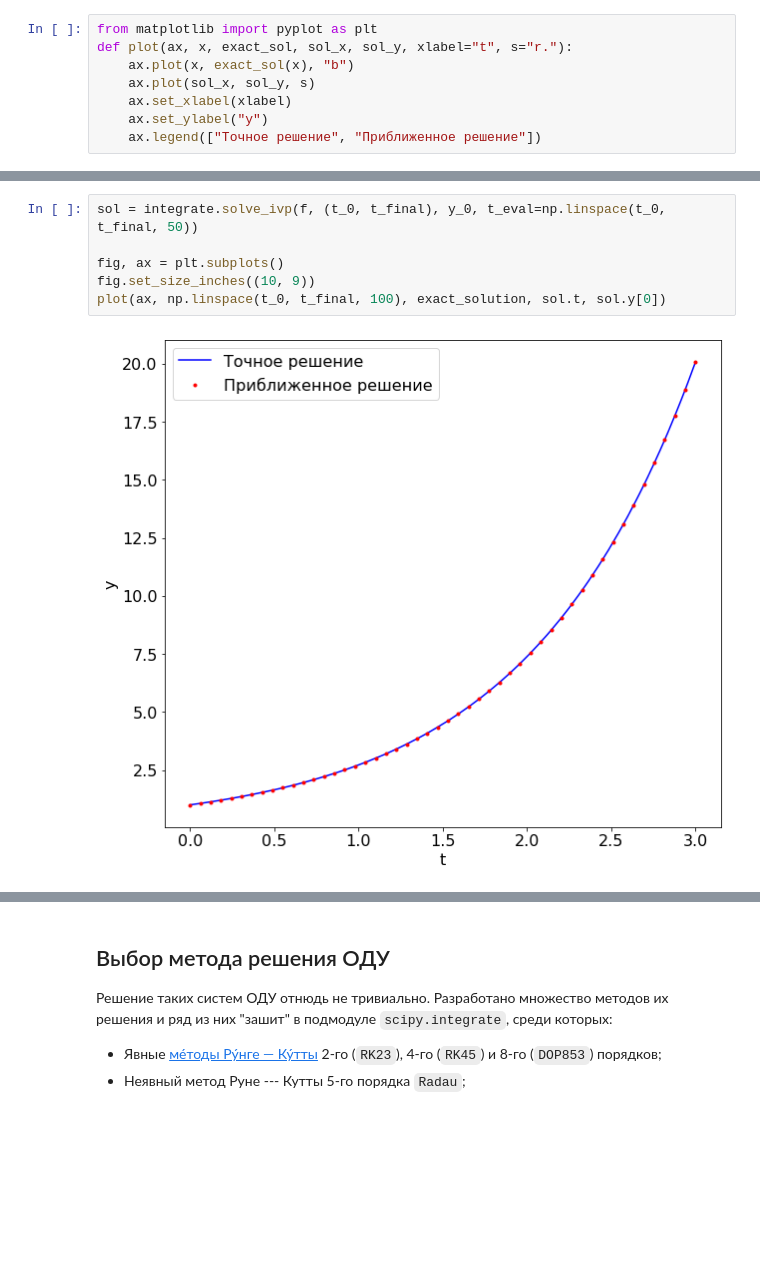
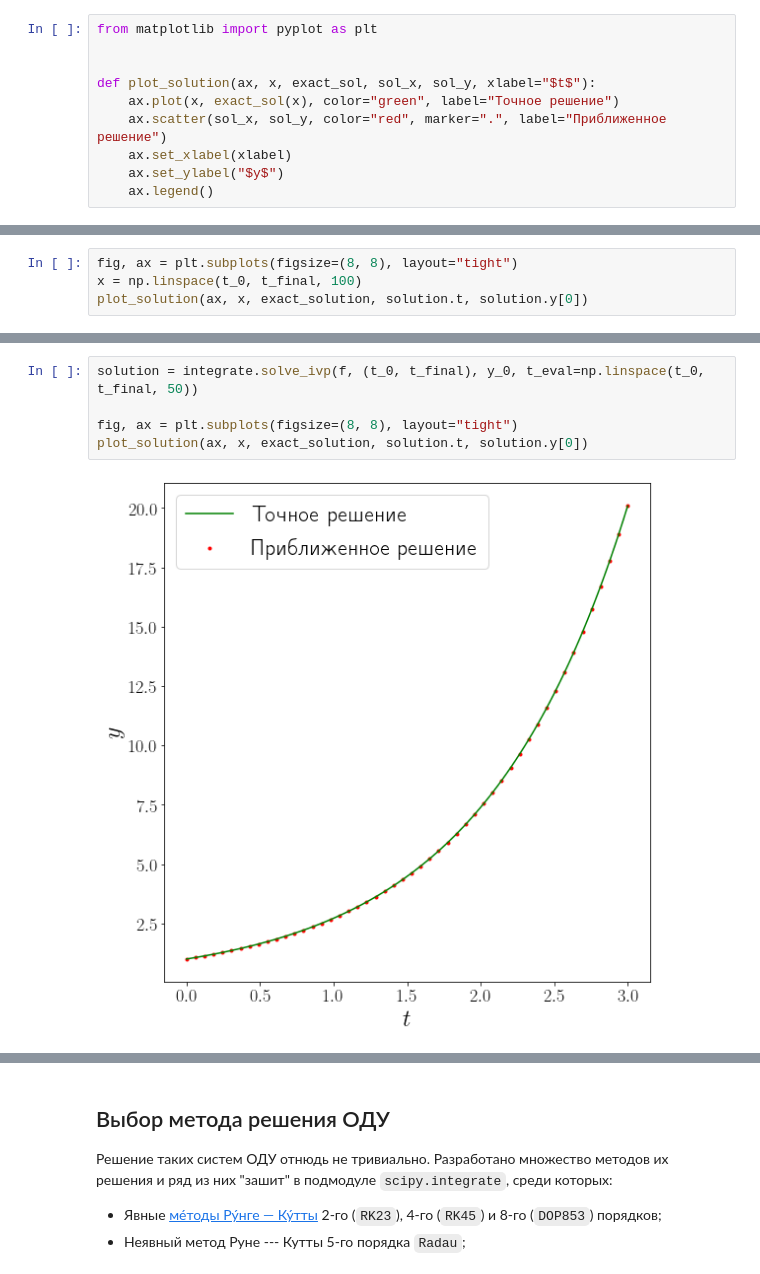
Before and after one commit to FadeevLecturer/python_lectures, a Jupyter notebook: _sources/notebooks/scipy/ODE.ipynb, the cells around one changed output, grey strips where cells are left out. Cells and saved outputs as stored; diff of their text form; blank space fills up the shorter version.

```diff
--- a/_sources/notebooks/scipy/ODE.ipynb
+++ b/_sources/notebooks/scipy/ODE.ipynb
@@ -6,12 +25,14 @@
 Т.к. везде ниже будут строиться графики полученного и точного решений уравнения, определим функцию для построения графиков этих решений.
 # %%
 from matplotlib import pyplot as plt
-def plot(ax, x, exact_sol, sol_x, sol_y, xlabel="t", s="r."):
-    ax.plot(x, exact_sol(x), "b")
-    ax.plot(sol_x, sol_y, s)
+
+
+def plot_solution(ax, x, exact_sol, sol_x, sol_y, xlabel="$t$"):
+    ax.plot(x, exact_sol(x), color="green", label="Точное решение")
+    ax.scatter(sol_x, sol_y, color="red", marker=".", label="Приближенное решение")
     ax.set_xlabel(xlabel)
-    ax.set_ylabel("y")
-    ax.legend(["Точное решение", "Приближенное решение"])
+    ax.set_ylabel("$y$")
+    ax.legend()
 # %% [markdown]
 ## Задача Коши
 
@@ -81,0 +93,4 @@ plot(ax, np.linspace(t_0, t_final, 100), exact_solution, sol.t, sol.y[0], s="r-"
+# %%
+fig, ax = plt.subplots(figsize=(8, 8), layout="tight")
+x = np.linspace(t_0, t_final, 100)
+plot_solution(ax, x, exact_solution, solution.t, solution.y[0])
@@ -82,8 +105,7 @@ plot(ax, np.linspace(t_0, t_final, 100), exact_solution, sol.t, sol.y[0], s="r-"
 # %%
-sol = integrate.solve_ivp(f, (t_0, t_final), y_0, t_eval=np.linspace(t_0, t_final, 50))
+solution = integrate.solve_ivp(f, (t_0, t_final), y_0, t_eval=np.linspace(t_0, t_final, 50))
 
-fig, ax = plt.subplots()
-fig.set_size_inches((10, 9))
-plot(ax, np.linspace(t_0, t_final, 100), exact_solution, sol.t, sol.y[0])
+fig, ax = plt.subplots(figsize=(8, 8), layout="tight")
+plot_solution(ax, x, exact_solution, solution.t, solution.y[0])
 # %% [output]
-[figure, old version]
+[figure, new version]
```
Also changed, not shown: parts of 15 cells of this notebook, 17 other files.
